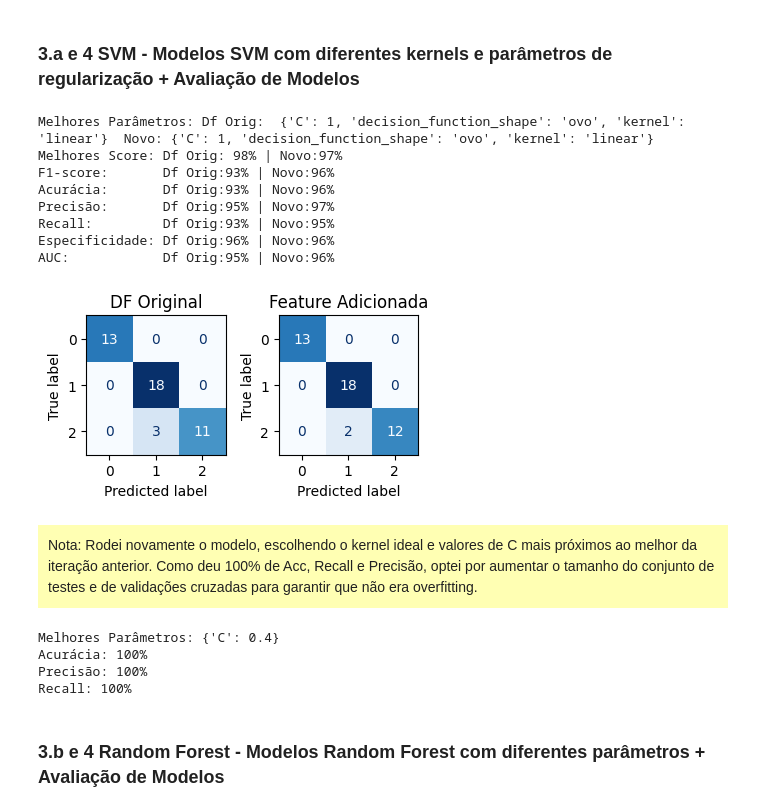
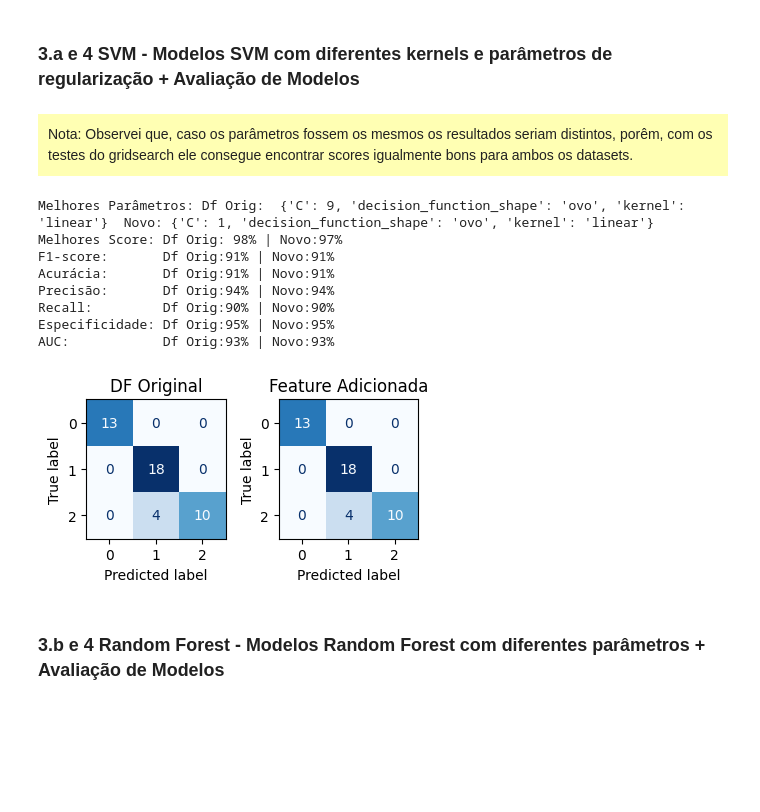
Before and after one commit to rodrigo1992-cmyk/Faculdade, a Jupyter notebook: Notebooks/rodrigo_mesquita_PB_TP4_V2.ipynb, the cells around one changed output. Saved outputs shown, nothing was run; the diff lists cells and outputs as text; code cells hidden in the pictures; blank space fills up the shorter version.

```diff
--- a/Notebooks/rodrigo_mesquita_PB_TP4_V2.ipynb
+++ b/Notebooks/rodrigo_mesquita_PB_TP4_V2.ipynb
@@ -126,23 +134,19 @@ def criar_feature(X,K):
 # %%
 #Função para treinar os modelos SVM ou Random Forest e calcular as métricas
 
-def treinar_modelo(X1,X2,Y, test_size, modelo, param_grid, cv):
-
-    #A função recebe 2 conjuntos de testes distintos, o que original e o que possui a feature de distância calculada pelo K-Means
-    x_train1, x_test1, y_train1, y_test1 = train_test_split(X1, Y, test_size = test_size, random_state=20)
-    x_train2, x_test2, y_train2, y_test2 = train_test_split(X2, Y, test_size = test_size, random_state=20)
+def treinar_modelo(x_train, x_train_new, x_test, x_test_new, y_train, modelo, param_grid, cv):
 
     #Treino primeiro o modelo com o df original
-    model1 = GridSearchCV(modelo, param_grid, cv = cv)
-    model1.fit(x_train1, y_train1)
-    y_pred1 = model1.predict(x_test1)
+    model1 = GridSearchCV(modelo, param_grid, cv=cv)
+    model1.fit(x_train, y_train)
+    y_pred1 = model1.predict(x_test)
 
     #Depois treino o modelo com o df que possui feature calculada
-    model2 = GridSearchCV(modelo, param_grid, cv=5)
-    model2.fit(x_train2, y_train2)
-    y_pred2 = model2.predict(x_test2)
+    model2 = GridSearchCV(modelo, param_grid, cv=cv)
+    model2.fit(x_train_new, y_train)
+    y_pred2 = model2.predict(x_test_new)
 
-    return model1, y_test1, y_pred1, model2, y_test2, y_pred2
+    return model1, y_pred1, model2, y_pred2
 # %% [markdown]
 ### 4.Avaliação de Modelos: O desempenho dos modelos será avaliado com base em métricas de classificação padrão, como precisão, recall, F1-score e AUC-ROC, utilizando os conjuntos de teste.
 # %%
@@ -237,23 +238,20 @@ X_New = criar_feature(X, K=3)
 # %% [markdown]
 ### 3.a e 4 SVM - Modelos SVM com diferentes kernels e parâmetros de regularização + Avaliação de Modelos
+# %% [markdown]
+<div style="background-color: #ffffb3; padding: 10px;">
+Nota: Observei que, caso os parâmetros fossem os mesmos os resultados seriam distintos, porêm, com os testes do gridsearch ele consegue encontrar scores igualmente bons para ambos os datasets.
 # %%
-param_grid = {'kernel': ['linear', 'rbf', 'sigmoid'], 'C': [0.001, 0.01, 0.1, 1, 10, 100], 'decision_function_shape':['ovo']}
-model1, y_test1, y_pred1, model2, y_test2, y_pred2 = treinar_modelo(X, X_New, Y, 0.30, SVC(), param_grid, 5)
+param_grid = {'kernel': ['linear', 'rbf', 'sigmoid'], 'C': [1, 5, 7, 8, 9, 10, 20], 'decision_function_shape':['ovo']}
+model1, y_pred1, model2, y_pred2 = treinar_modelo(x_train, x_train_new, x_test, x_test_new, y_train, SVC(), param_grid, 15)
+
+plotar_metricas(model1, y_pred1, model2, y_pred2, y_test, W=4, H=4)
+# %% [output]
+Melhores Parâmetros: Df Orig:  {'C': 9, 'decision_function_shape': 'ovo', 'kernel': 'linear'}  Novo: {'C': 1, 'decision_function_shape': 'ovo', 'kernel': 'linear'}
+Melhores Score: Df Orig: 98% | Novo:97%
+F1-score:       Df Orig:91% | Novo:91%
+Acurácia:       Df Orig:91% | Novo:91%
+Precisão:       Df Orig:94% | Novo:94%
+Recall:         Df Orig:90% | Novo:90%
+Especificidade: Df Orig:95% | Novo:95%
+AUC:            Df Orig:93% | Novo:93%
+[figure, added]
-# %%
-plotar_metricas(model1, y_test1, y_pred1, model2, y_test2, y_pred2)
-# %% [output]
-Melhores Parâmetros: Df Orig:  {'C': 1, 'decision_function_shape': 'ovo', 'kernel': 'linear'}  Novo: {'C': 1, 'decision_function_shape': 'ovo', 'kernel': 'linear'}
-Melhores Score: Df Orig: 98% | Novo:97%
-F1-score:       Df Orig:93% | Novo:96%
-Acurácia:       Df Orig:93% | Novo:96%
-Precisão:       Df Orig:95% | Novo:97%
-Recall:         Df Orig:93% | Novo:95%
-Especificidade: Df Orig:96% | Novo:96%
-AUC:            Df Orig:95% | Novo:96%
-# %%
-plotar_matriz(model1, y_test1, y_pred1, model2, y_test2,y_pred2,W=4,H=4)
-# %% [output]
-[figure, removed]
-# %% [markdown]
-<div style="background-color: #ffffb3; padding: 10px;">
-Nota: Rodei novamente o modelo, escolhendo o kernel ideal e valores de C mais próximos ao melhor da iteração anterior. Como deu 100% de Acc, Recall e Precisão, optei por aumentar o tamanho do conjunto de testes e de validações cruzadas para garantir que não era overfitting.
@@ -263,20 +258,3 @@ model1, y_test1, y_pred1, model2, y_test2, y_pred2 = treinar_modelo(X, X_New, Y,
-# %%
-x_train, x_test, y_train, y_test = train_test_split(X_New, Y, test_size=0.30, random_state=20)
-param_grid={'C':[0.1, 0.2, 0.3, 0.4, 0.5, 0.6, 0.7, 0.9, 1, 2, 3, 4, 5,6, 7, 8, 9, 10]}
-model = GridSearchCV(SVC(decision_function_shape='ovo', kernel='linear'),param_grid, cv=15)
-model.fit(x_train, y_train)
-y_pred = model.predict(x_test)
-
-#Métricas DF com feature calculada
-print(f"Melhores Parâmetros:", model.best_params_)
-print(f"Acurácia: {accuracy_score(y_test, y_pred):.0%}")
-print(f"Precisão: {precision_score(y_test, y_pred, average='macro'):.0%}")
-print(f"Recall: {recall_score(y_test, y_pred, average='macro'):.0%}")
-# %% [output]
-Melhores Parâmetros: {'C': 0.4}
-Acurácia: 100%
-Precisão: 100%
-Recall: 100%
 # %% [markdown]
 ### 3.b e 4 Random Forest - Modelos Random Forest com diferentes parâmetros + Avaliação de Modelos
 # %% [markdown]
```
Also changed, not shown: parts of 25 cells of this notebook.
